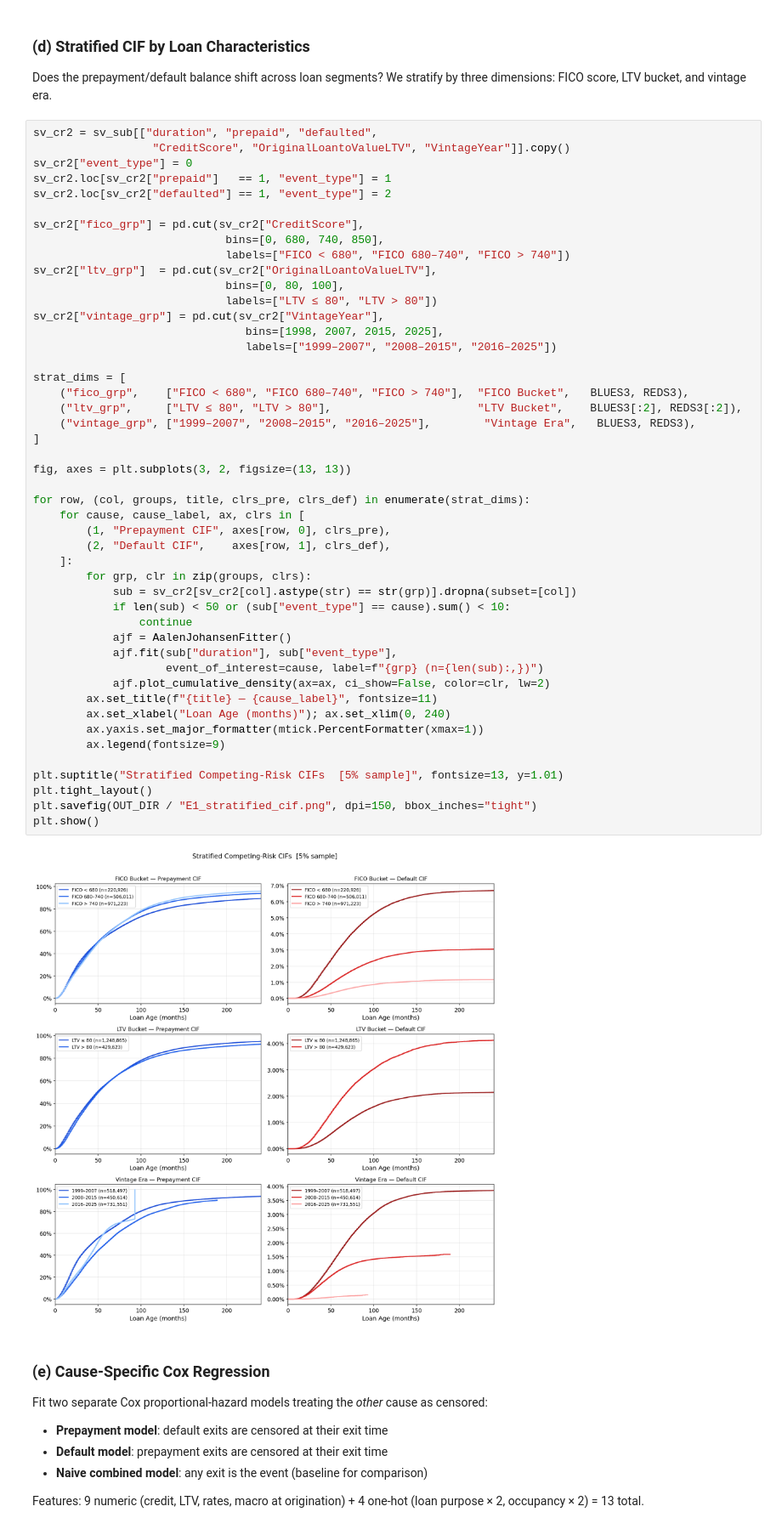
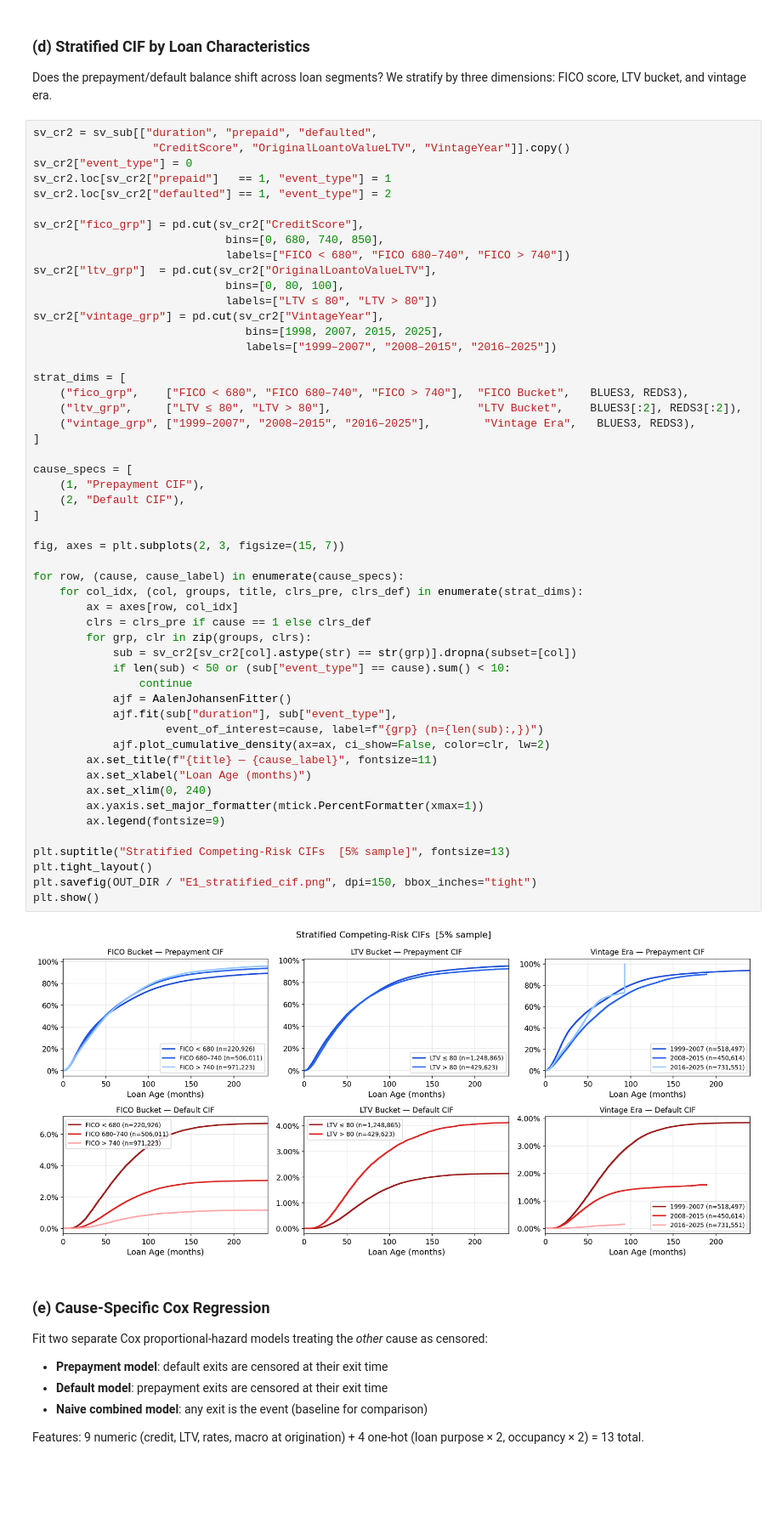
Before and after one commit to liny-r/IR-C-Assignment3, a Jupyter notebook: PartE_i_CompetingRisks.ipynb, the cells around one changed output. Shown at 85% size. Saved outputs shown, nothing was run; the diff lists cells and outputs as text; blank space fills up the shorter version.

```diff
--- a/PartE_i_CompetingRisks.ipynb
+++ b/PartE_i_CompetingRisks.ipynb
@@ -432,42 +432,47 @@ sv_cr2["fico_grp"] = pd.cut(sv_cr2["CreditScore"],
 sv_cr2["ltv_grp"]  = pd.cut(sv_cr2["OriginalLoantoValueLTV"],
                              bins=[0, 80, 100],
                              labels=["LTV ≤ 80", "LTV > 80"])
 sv_cr2["vintage_grp"] = pd.cut(sv_cr2["VintageYear"],
                                 bins=[1998, 2007, 2015, 2025],
                                 labels=["1999–2007", "2008–2015", "2016–2025"])
 
 strat_dims = [
     ("fico_grp",    ["FICO < 680", "FICO 680–740", "FICO > 740"],  "FICO Bucket",   BLUES3, REDS3),
     ("ltv_grp",     ["LTV ≤ 80", "LTV > 80"],                      "LTV Bucket",    BLUES3[:2], REDS3[:2]),
     ("vintage_grp", ["1999–2007", "2008–2015", "2016–2025"],        "Vintage Era",   BLUES3, REDS3),
 ]
 
-fig, axes = plt.subplots(3, 2, figsize=(13, 13))
+cause_specs = [
+    (1, "Prepayment CIF"),
+    (2, "Default CIF"),
+]
 
-for row, (col, groups, title, clrs_pre, clrs_def) in enumerate(strat_dims):
-    for cause, cause_label, ax, clrs in [
-        (1, "Prepayment CIF", axes[row, 0], clrs_pre),
-        (2, "Default CIF",    axes[row, 1], clrs_def),
-    ]:
+fig, axes = plt.subplots(2, 3, figsize=(15, 7))
+
+for row, (cause, cause_label) in enumerate(cause_specs):
+    for col_idx, (col, groups, title, clrs_pre, clrs_def) in enumerate(strat_dims):
+        ax = axes[row, col_idx]
+        clrs = clrs_pre if cause == 1 else clrs_def
         for grp, clr in zip(groups, clrs):
             sub = sv_cr2[sv_cr2[col].astype(str) == str(grp)].dropna(subset=[col])
             if len(sub) < 50 or (sub["event_type"] == cause).sum() < 10:
                 continue
             ajf = AalenJohansenFitter()
             ajf.fit(sub["duration"], sub["event_type"],
                     event_of_interest=cause, label=f"{grp} (n={len(sub):,})")
             ajf.plot_cumulative_density(ax=ax, ci_show=False, color=clr, lw=2)
         ax.set_title(f"{title} — {cause_label}", fontsize=11)
-        ax.set_xlabel("Loan Age (months)"); ax.set_xlim(0, 240)
+        ax.set_xlabel("Loan Age (months)")
+        ax.set_xlim(0, 240)
         ax.yaxis.set_major_formatter(mtick.PercentFormatter(xmax=1))
         ax.legend(fontsize=9)
 
-plt.suptitle("Stratified Competing-Risk CIFs  [5% sample]", fontsize=13, y=1.01)
+plt.suptitle("Stratified Competing-Risk CIFs  [5% sample]", fontsize=13)
 plt.tight_layout()
 plt.savefig(OUT_DIR / "E1_stratified_cif.png", dpi=150, bbox_inches="tight")
 plt.show()
 # %% [output]
-[figure, old version]
+[figure, new version]
 # %% [markdown]
 ### (e) Cause-Specific Cox Regression
 
```
Also changed, not shown: parts of 4 cells of this notebook, 8 other files.
